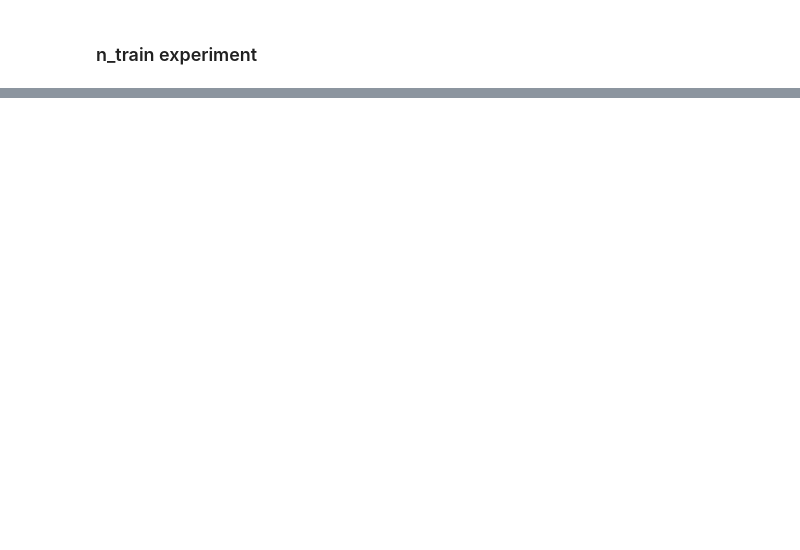
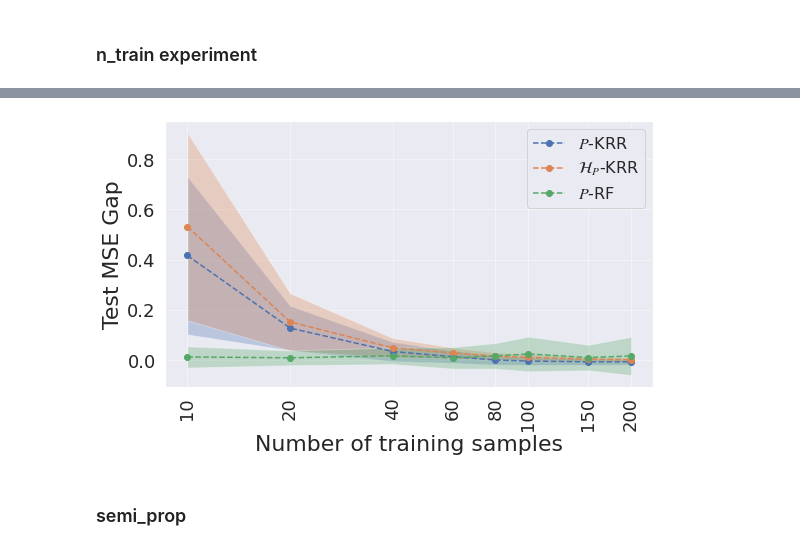
Before and after one commit to shahineb/collider-regression, a Jupyter notebook: notebooks/mvn-experiment-score-analysis.ipynb, the cells around one changed output, grey strips where cells are left out. Cells and saved outputs as stored; diff of their text form; code cells hidden in the pictures; blank space fills up the shorter version.

```diff
--- a/notebooks/mvn-experiment-score-analysis.ipynb
+++ b/notebooks/mvn-experiment-score-analysis.ipynb
@@ -148,0 +200,49 @@ plt.show()
+# %%
+fig, ax = plt.subplots(1, 1, figsize=(8, 5))
+
+fontsize = 22
+legendsize = 16
+labelsize = 18
+
+ntrain = scores_df.index.values.astype(int)
+
+KRR_after_mean = scores_df['Gap $P$-KRR']['mean']
+KRR_after_ub = KRR_after_mean + scores_df['Gap $P$-KRR']['std']
+KRR_after_lb = KRR_after_mean - scores_df['Gap $P$-KRR']['std']
+
+KRR_before_mean = scores_df['Gap $\mathcal{H}_P$-KRR']['mean']
+KRR_before_ub = KRR_before_mean + scores_df['Gap $\mathcal{H}_P$-KRR']['std']
+KRR_before_lb = KRR_before_mean - scores_df['Gap $\mathcal{H}_P$-KRR']['std']
+
+RF_after_mean = scores_df['Gap $P$-RF']['mean']
+RF_after_ub = RF_after_mean + scores_df['Gap $P$-RF']['std']
+RF_after_lb = RF_after_mean - scores_df['Gap $P$-RF']['std']
+
+
+ax.plot(ntrain, KRR_after_mean, ls='--', marker='o', label=r'$P$-KRR')
+ax.fill_between(ntrain, KRR_after_lb, KRR_after_ub, alpha=0.3)
+
+ax.plot(ntrain, KRR_before_mean, ls='--', marker='o', label=r'$\mathcal{H}_P$-KRR')
+ax.fill_between(ntrain, KRR_before_lb, KRR_before_ub, alpha=0.3)
+
+ax.plot(ntrain, RF_after_mean, ls='--', marker='o', label=r'$P$-RF')
+ax.fill_between(ntrain, RF_after_lb, RF_after_ub, alpha=0.3)
+
+ax.set_xscale('log')
+ax.set_xticks(ntrain)
+ax.set_xticklabels(ntrain, rotation=90)
+ax.tick_params(labelsize=12)
+
+ax.set_ylabel("Test MSE Gap", fontsize=fontsize)
+ax.set_xlabel('Number of training samples', fontsize=fontsize)
+
+
+ax.grid(alpha=0.4)
+ax.tick_params(labelsize=labelsize)
+plt.legend(fontsize=legendsize)
+plt.tight_layout()
+plt.show()
+# %% [output]
+[figure, added]
+# %% [markdown]
+### semi_prop
```
Also changed, not shown: parts of 14 cells of this notebook, 7 other files.
